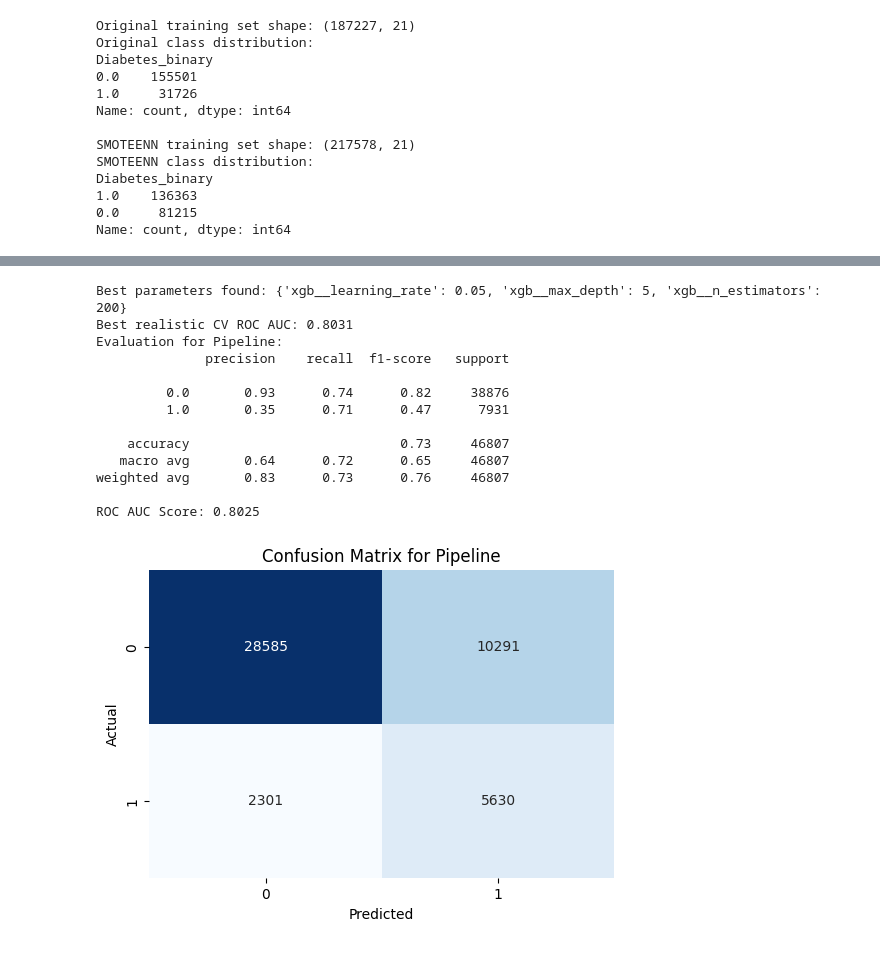
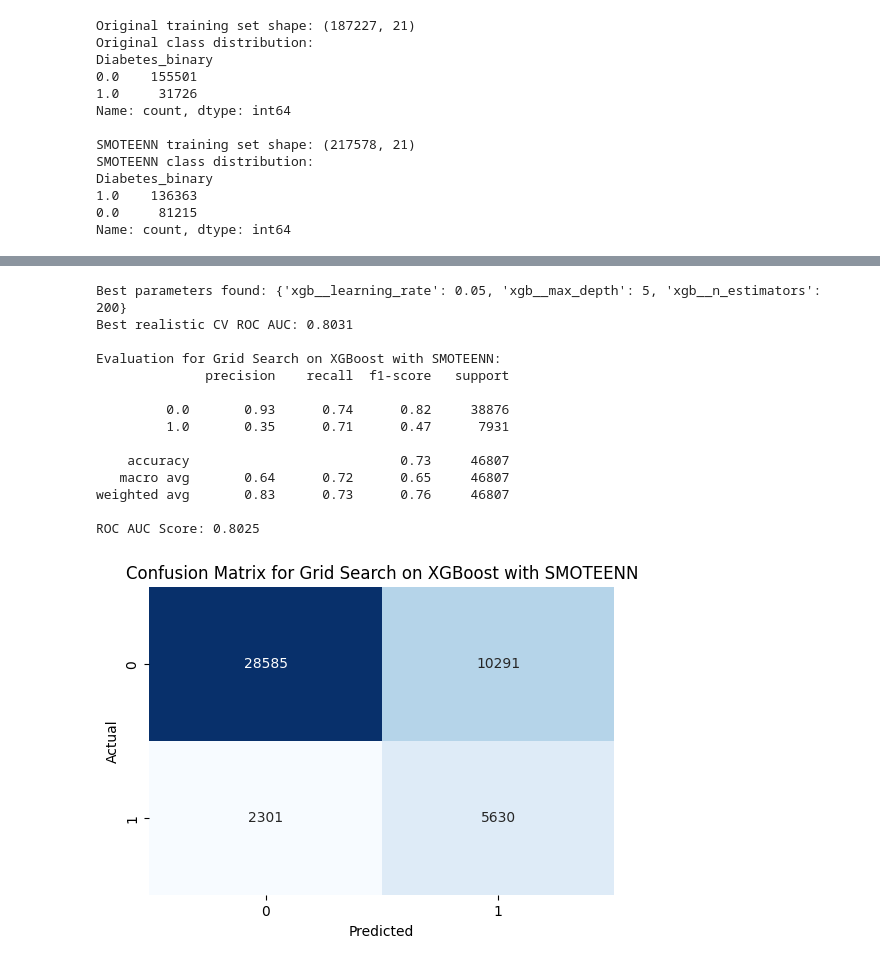
Before and after one commit to ausathdzil/diabetes-prediction, a Jupyter notebook: notebooks/diabetes_prediction.ipynb, the cells around one changed output, grey strips where cells are left out. Cells and saved outputs as stored; diff of their text form; code cells hidden in the pictures.

```diff
--- a/notebooks/diabetes_prediction.ipynb
+++ b/notebooks/diabetes_prediction.ipynb
@@ -131,11 +204,11 @@ Testing set shape: (46807, 21)
 # %%
 from sklearn.metrics import classification_report, roc_auc_score, confusion_matrix
 
-def evaluate_model(model, X_test, y_test):
+def evaluate_model(model, X_test, y_test, model_name):
     y_pred = model.predict(X_test)
     y_proba = model.predict_proba(X_test)[:, 1]
 
-    print(f"Evaluation for {model.__class__.__name__}:")
+    print(f"Evaluation for {model_name}:")
     print(classification_report(y_test, y_pred))
     print(f"ROC AUC Score: {roc_auc_score(y_test, y_proba):.4f}")
 
@@ -144,7 +217,7 @@ def evaluate_model(model, X_test, y_test):
     plt.figure(figsize=(6, 4))
     sns.heatmap(cm, annot=True, fmt='d', cmap='Blues', cbar=False)
 
-    plt.title(f'Confusion Matrix for {model.__class__.__name__}')
+    plt.title(f'Confusion Matrix for {model_name}')
     plt.xlabel('Predicted')
     plt.ylabel('Actual')
     plt.show()
@@ -321,21 +425,22 @@ GridSearchCV(cv=3,
 # %%
 print(f"Best parameters found: {grid_search_pipe.best_params_}")
-print(f"Best realistic CV ROC AUC: {grid_search_pipe.best_score_:.4f}")
+print(f"Best realistic CV ROC AUC: {grid_search_pipe.best_score_:.4f}\n")
 
 best_xgb = grid_search_pipe.best_estimator_
-evaluate_model(best_xgb, X_test, y_test)
+evaluate_model(best_xgb, X_test, y_test, "Grid Search on XGBoost with SMOTEENN")
 # %% [output]
 Best parameters found: {'xgb__learning_rate': 0.05, 'xgb__max_depth': 5, 'xgb__n_estimators': 200}
 Best realistic CV ROC AUC: 0.8031
-Evaluation for Pipeline:
+
+Evaluation for Grid Search on XGBoost with SMOTEENN:
               precision    recall  f1-score   support
 
          0.0       0.93      0.74      0.82     38876
          1.0       0.35      0.71      0.47      7931
 
     accuracy                           0.73     46807
    macro avg       0.64      0.72      0.65     46807
 weighted avg       0.83      0.73      0.76     46807
 
 ROC AUC Score: 0.8025
-[figure, old version]
+[figure, new version]
```
Also changed, not shown: parts of 38 cells of this notebook.
